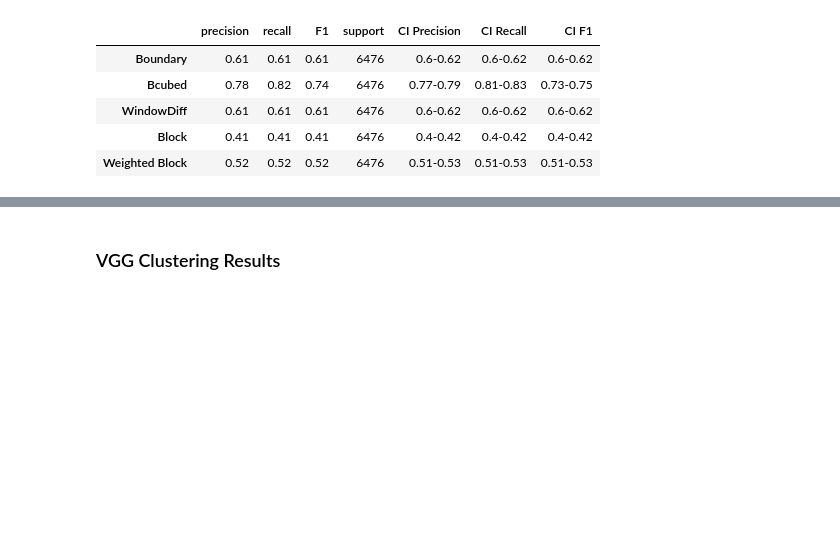
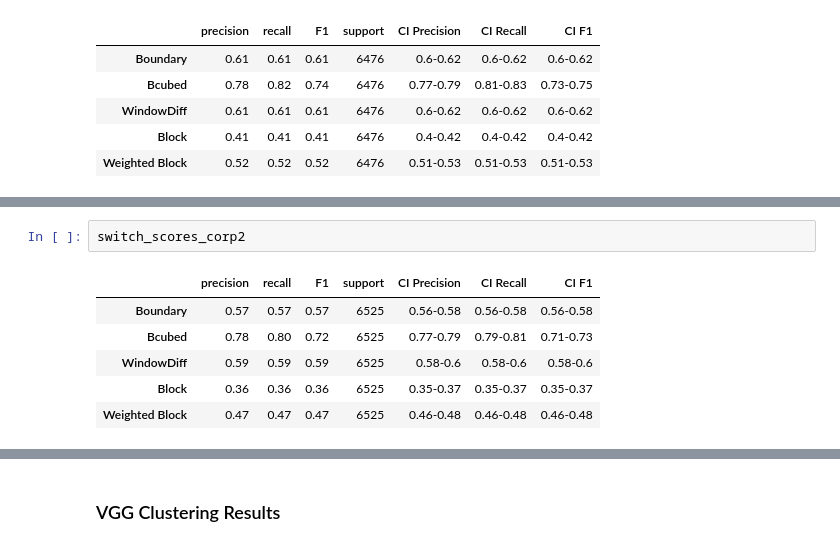
Before and after one commit to luka5132/Agglomerative_Clustering_PSS, a Jupyter notebook: main.ipynb, the cells around one changed output, grey strips where cells are left out. Cells and saved outputs as stored; diff of their text form; blank space fills up the shorter version.

```diff
--- a/main.ipynb
+++ b/main.ipynb
@@ -939,0 +1032,9 @@ switch_start_scores_corp2
+# %%
+switch_scores_corp2
+# %% [output]
+|  | precision | recall | F1 | support | CI Precision | CI Recall | CI F1 |
+| Boundary | 0.57 | 0.57 | 0.57 | 6525 | 0.56-0.58 | 0.56-0.58 | 0.56-0.58 |
+| Bcubed | 0.78 | 0.80 | 0.72 | 6525 | 0.77-0.79 | 0.79-0.81 | 0.71-0.73 |
+| WindowDiff | 0.59 | 0.59 | 0.59 | 6525 | 0.58-0.6 | 0.58-0.6 | 0.58-0.6 |
+| Block | 0.36 | 0.36 | 0.36 | 6525 | 0.35-0.37 | 0.35-0.37 | 0.35-0.37 |
+| Weighted Block | 0.47 | 0.47 | 0.47 | 6525 | 0.46-0.48 | 0.46-0.48 | 0.46-0.48 |
```
Also changed, not shown: parts of 12 cells of this notebook, 1 other file.
